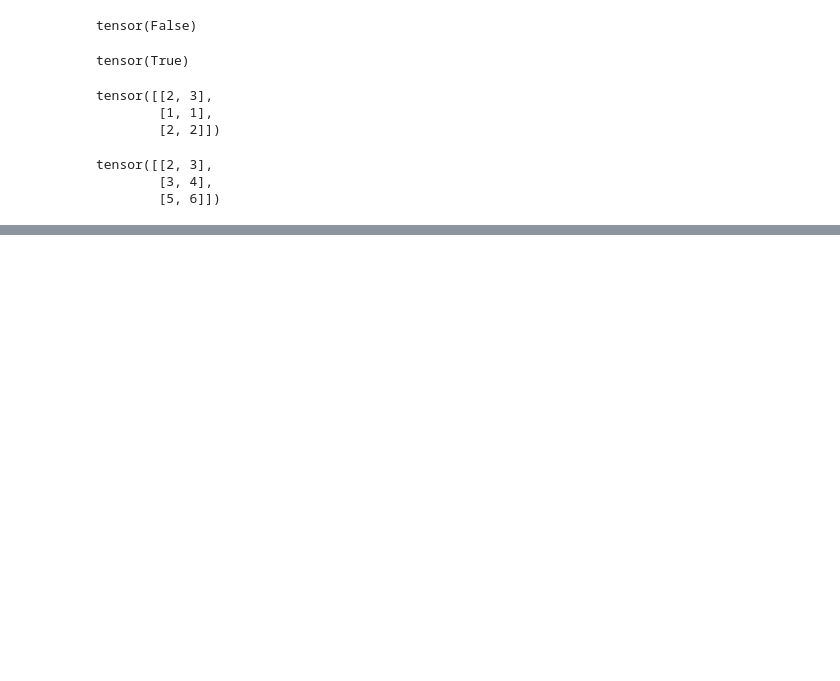
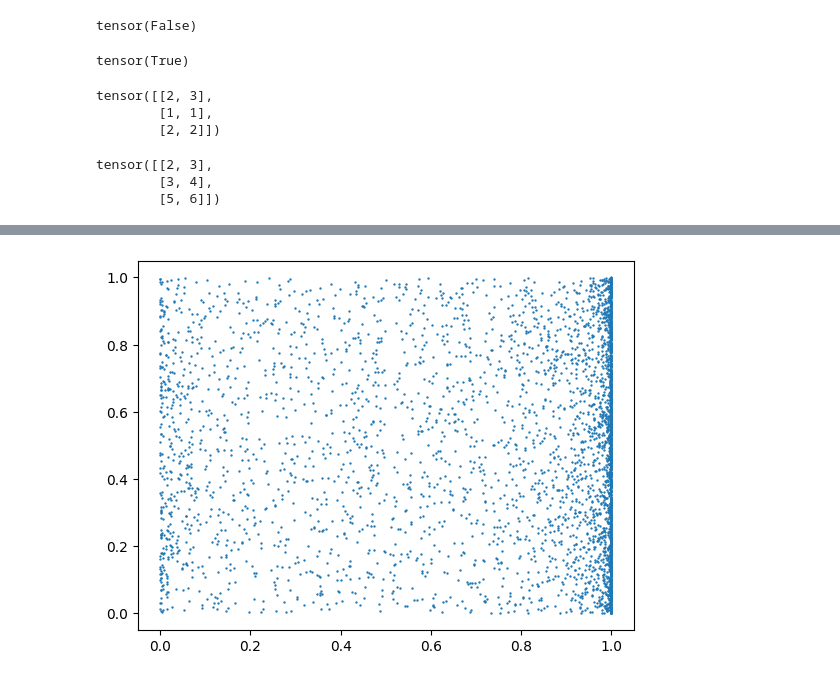
Before and after one commit to geovlach10/Spheroid_PINN, a Jupyter notebook: notebooks/playground.ipynb, the cells around one changed output, grey strips where cells are left out. Saved outputs shown, nothing was run; the diff lists cells and outputs as text; code cells hidden in the pictures; blank space fills up the shorter version.

```diff
--- a/notebooks/playground.ipynb
+++ b/notebooks/playground.ipynb
@@ -268,0 +317,16 @@ plt.scatter(p[:, 0:1], p[:, 1], s=0.5)
+# %%
+# beta distribution ...
+
+import torch
+from torch.distributions import Beta
+n_points = 4000
+b = Beta(torch.tensor([0.5]), torch.tensor([0.2]))
+x = b.sample([n_points, 1]).squeeze(-1)
+
+y = b.sample([n_points, 1]).squeeze(-1)
+y = torch.linspace(0, 1, n_points).reshape(-1, 1)
+
+p = torch.cat((x, y), dim=1)
+scatter(p)
+# %% [output]
+[figure, added]
```
Also changed, not shown: parts of 5 cells of this notebook, 1 other file.
